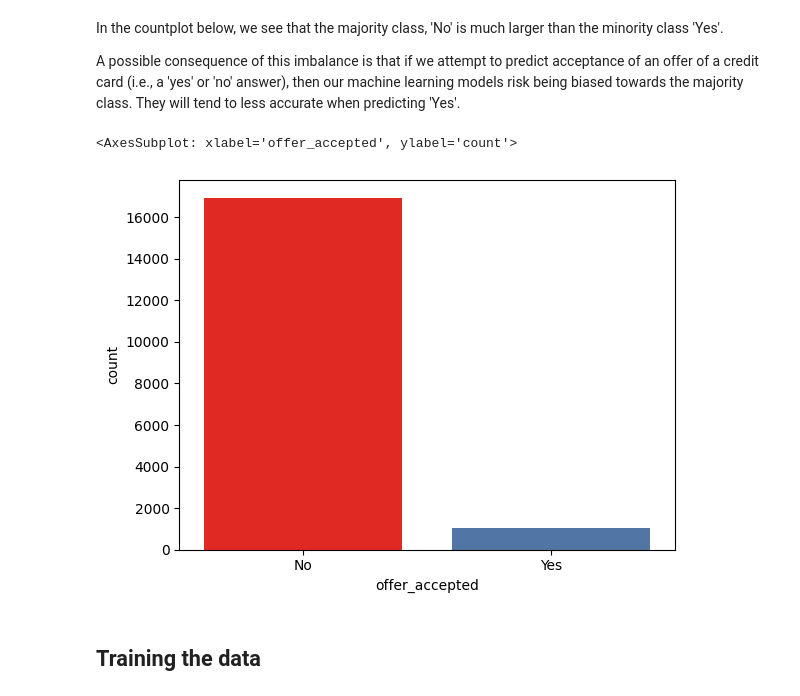
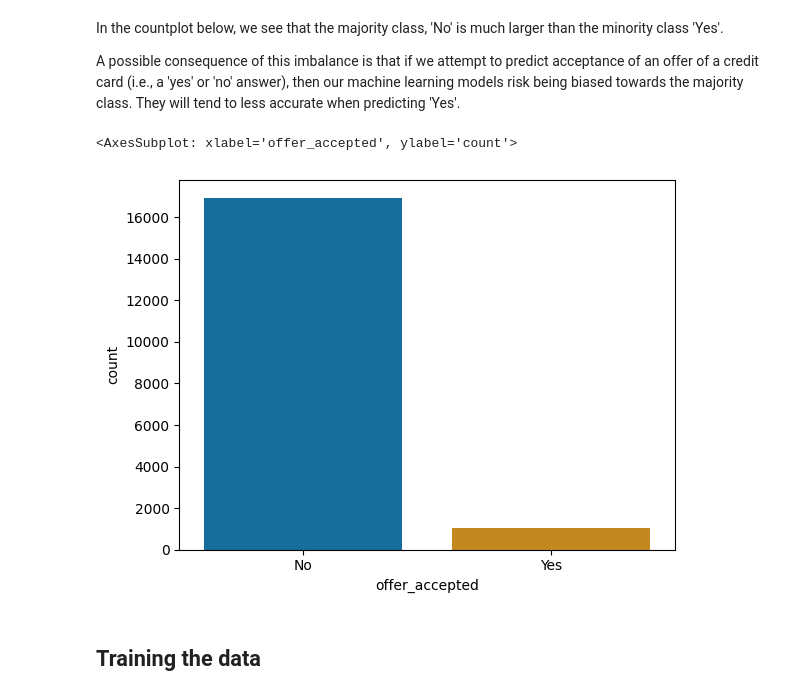
Before and after one commit to ocaoimh/hrc-mid-bootcamp-project, a Jupyter notebook: python/data_imbalance.ipynb, the cells around one changed output. Cells and saved outputs as stored; diff of their text form; code cells hidden in the pictures.

```diff
--- a/python/data_imbalance.ipynb
+++ b/python/data_imbalance.ipynb
@@ -154,10 +155,10 @@ In the countplot below, we see that the majority class, 'No' is much larger than
 
 A possible consequence of this imbalance is that if we attempt to predict acceptance of an offer of a credit card (i.e., a 'yes' or 'no' answer), then our machine learning models risk being biased towards the majority class. They will tend to less accurate when predicting 'Yes'.
 # %%
-sns.countplot(x=y_cats["offer_accepted"])
+sns.countplot(x=y_cats["offer_accepted"], palette=sns.color_palette("colorblind"))
 # %% [output]
 <AxesSubplot: xlabel='offer_accepted', ylabel='count'>
-[figure, old version]
+[figure, new version]
 # %% [markdown]
 ## Training the data
 # %% [markdown]
```
Also changed, not shown: parts of 14 cells of this notebook.
